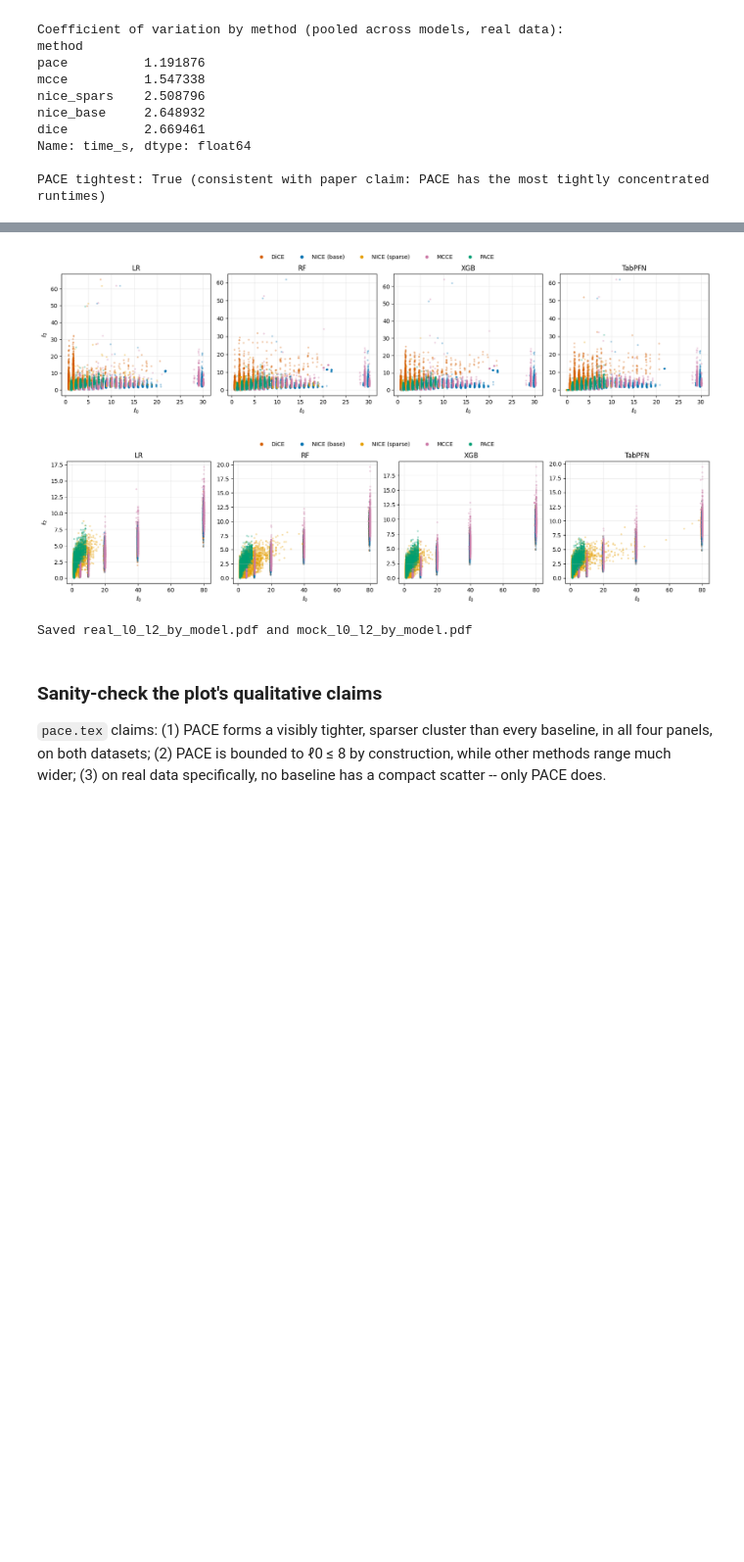
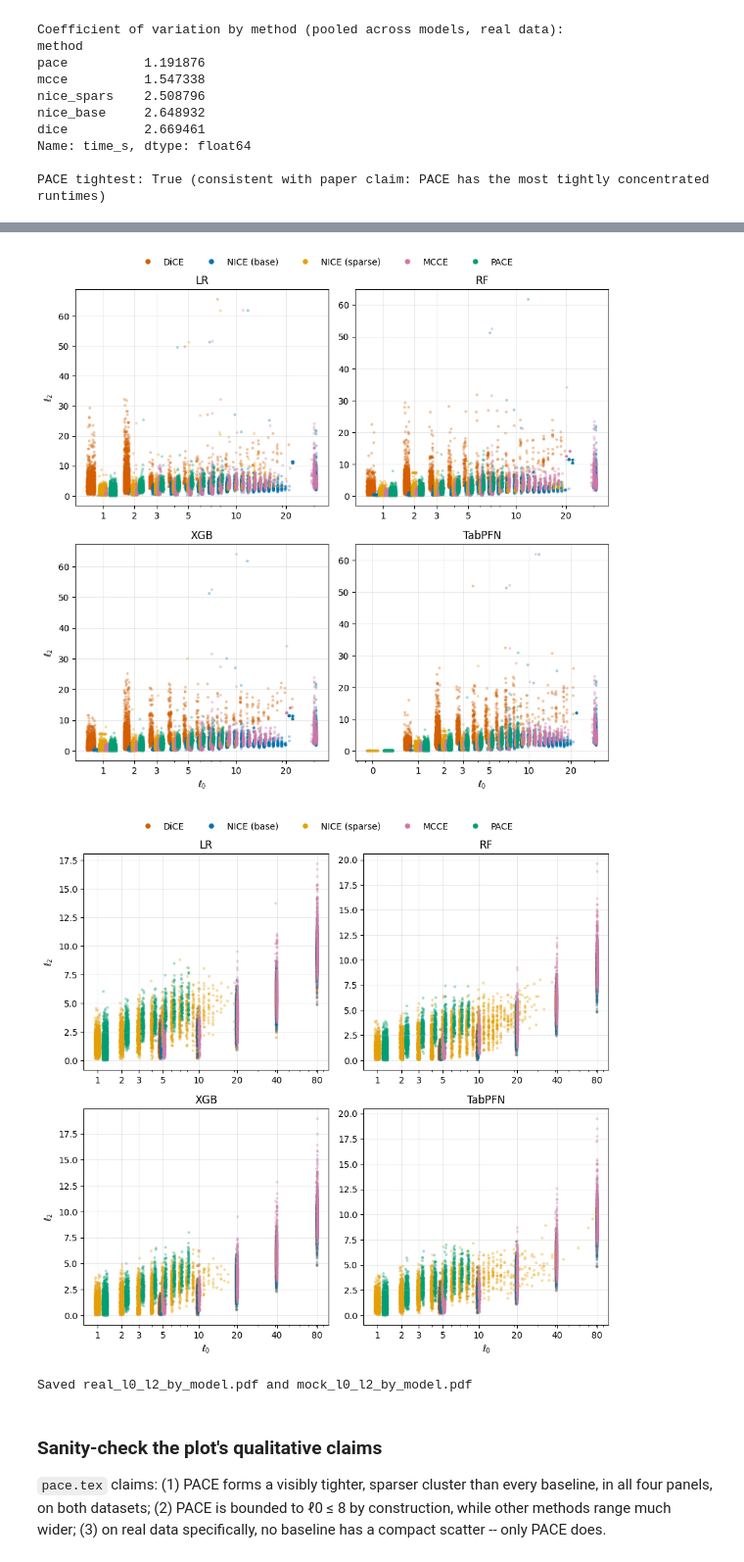
Before and after one commit to leonidaschristodoulou/cf-proposal, a Jupyter notebook: cfprop_analysis.ipynb, the cells around one changed output, grey strips where cells are left out. Shown at 98% size. Drawn from its saved outputs; the diff is of its cells as text; code cells hidden in the pictures; blank space fills up the shorter version.

```diff
--- a/cfprop_analysis.ipynb
+++ b/cfprop_analysis.ipynb
@@ -694,58 +699,79 @@ one.
 # %%
-def plot_l0_l2_by_model(plot_df, *, methods, models, jitter_width=0.28, alpha=0.35, s=10,
-                         figsize_per_panel=(4.2, 4.0)):
+from matplotlib.ticker import FixedLocator, FuncFormatter
+
+L0_TICKS = [0, 1, 2, 3, 5, 10, 20, 40, 80]  # candidate log-spaced sparsity ticks; out-of-range ones are skipped
+
+def plot_l0_l2_by_model(plot_df, *, methods, models, ncols=2, jitter_width=0.28, alpha=0.35, s=10,
+                         figsize_per_panel=(4.6, 4.2)):
     sub = plot_df[(plot_df["status"] == "ok") & plot_df["l0"].notna() & plot_df["l2"].notna()
                   & plot_df["method"].isin(methods)].copy()
     sub["l0"] = pd.to_numeric(sub["l0"], errors="coerce").round()
 
-    fig, axes = plt.subplots(1, len(models), figsize=(figsize_per_panel[0]*len(models), figsize_per_panel[1]))
-    if len(models) == 1:
-        axes = [axes]
+    nrows = int(np.ceil(len(models) / ncols))
+    fig, axes = plt.subplots(nrows, ncols, figsize=(figsize_per_panel[0]*ncols, figsize_per_panel[1]*nrows))
+    axes_flat = np.atleast_1d(axes).flatten()
 
     offsets = np.linspace(-jitter_width, jitter_width, len(methods))
-    for ax, model in zip(axes, models):
+    max_l0 = int(sub["l0"].max())
+    ticks = [t for t in L0_TICKS if t <= max_l0] or [0, max_l0]
+
+    for idx, model in enumerate(models):
+        ax = axes_flat[idx]
+        row, col = idx // ncols, idx % ncols
         msub = sub[sub["model"] == model]
         for method, off in zip(methods, offsets):
             d = msub[msub["method"] == method]
             if d.empty:
                 continue
             rng = np.random.default_rng(abs(hash((model, method))) % (2**32))
             jitter = rng.uniform(-0.09, 0.09, size=len(d))
-            ax.scatter(d["l0"].to_numpy() + off + jitter, d["l2"].to_numpy(),
-                       s=s, alpha=alpha, color=COLORS[method], edgecolors="none",
-                       label=METHOD_LABELS[method])
+            # shift l0 by +1 so l0=0 (a real, non-negligible category on real data) stays
+            # plottable on a log axis instead of being silently dropped at log(0).
+            x = d["l0"].to_numpy() + 1.0 + off + jitter
+            ax.scatter(x, d["l2"].to_numpy(), s=s, alpha=alpha, color=COLORS[method],
+                      edgecolors="none", label=METHOD_LABELS[method])
+
+        ax.set_xscale("log")
+        ax.xaxis.set_major_locator(FixedLocator([t + 1 for t in ticks]))
+        ax.xaxis.set_major_formatter(FuncFormatter(lambda v, pos: f"{int(round(v - 1))}"))
         ax.set_title(model, fontsize=12)
-        ax.set_xlabel(r"$\ell_0$")
         for spine in ax.spines.values():
             spine.set_linewidth(0.8)
         ax.grid(True, linewidth=0.4, alpha=0.5)
 
-    axes[0].set_ylabel(r"$\ell_2$")
+        if row == nrows - 1:
+            ax.set_xlabel(r"$\ell_0$")
+        if col == 0:
+            ax.set_ylabel(r"$\ell_2$")
+
+    for idx in range(len(models), len(axes_flat)):
+        axes_flat[idx].set_visible(False)
+
     handles = [plt.Line2D([0], [0], marker="o", color="w", markerfacecolor=COLORS[m], markersize=7,
                           label=METHOD_LABELS[m]) for m in methods]
-    fig.legend(handles=handles, loc="upper center", ncol=len(methods), bbox_to_anchor=(0.5, 1.06), frameon=False)
+    fig.legend(handles=handles, loc="upper center", ncol=len(methods), bbox_to_anchor=(0.5, 1.03), frameon=False)
     fig.tight_layout()
-    return fig, axes
+    return fig, axes_flat
 
 
 l0l2_methods = ["dice", "nice_base", "nice_spars", "mcce", "pace"]
 l0l2_models = ["LR", "RF", "XGB", "TabPFN"]
 
 df_real_l0l2 = joblib.load("output_realdata.joblib")
 df_mock_l0l2 = joblib.load("output_mockdata.joblib")
 
 fig_real, _ = plot_l0_l2_by_model(df_real_l0l2, methods=l0l2_methods, models=l0l2_models)
 fig_real.savefig("real_l0_l2_by_model.pdf", format="pdf", dpi=300, bbox_inches="tight")
 plt.show()
 
 fig_mock, _ = plot_l0_l2_by_model(df_mock_l0l2, methods=l0l2_methods, models=l0l2_models)
 fig_mock.savefig("mock_l0_l2_by_model.pdf", format="pdf", dpi=300, bbox_inches="tight")
 plt.show()
 
 print("Saved real_l0_l2_by_model.pdf and mock_l0_l2_by_model.pdf")
 # %% [output]
-[figure, old version]
+[figure, new version]
-[figure, old version]
+[figure, new version]
 Saved real_l0_l2_by_model.pdf and mock_l0_l2_by_model.pdf
 # %% [markdown]
 ### Sanity-check the plot's qualitative claims
```
Also changed, not shown: parts of 1 cell of this notebook.
